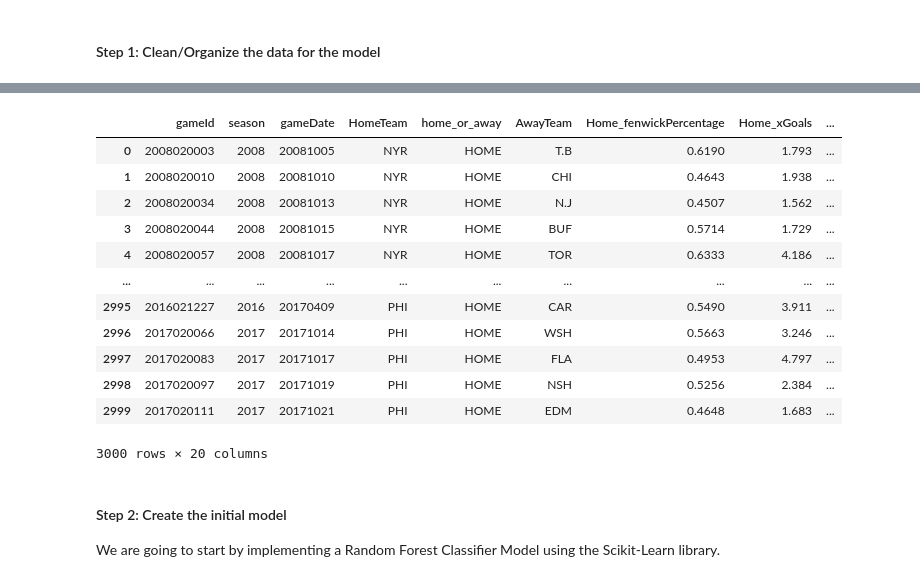
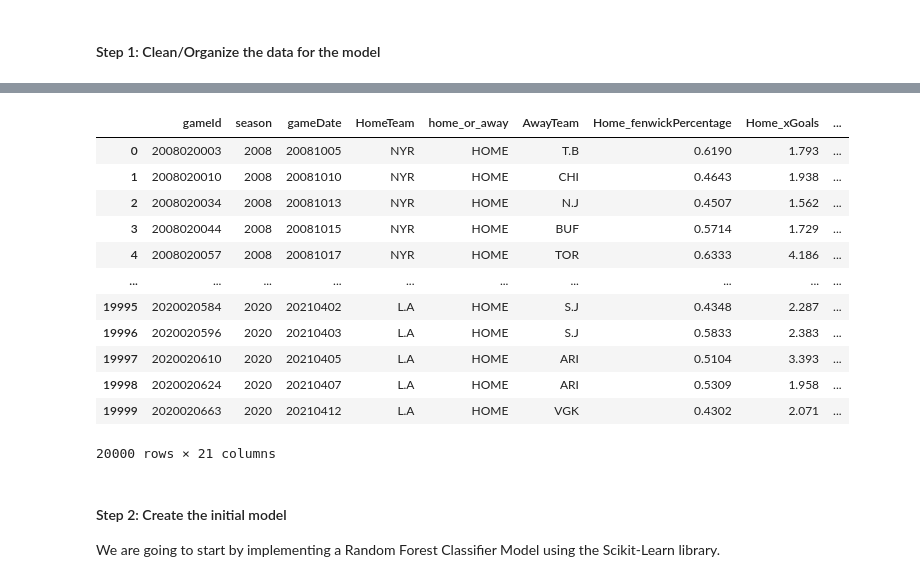
Before and after one commit to JustinNguyen2003/Machine-Learning-NHL-Win-Predictor, a Jupyter notebook: NHL Game Predictor.ipynb, the cells around one changed output, grey strips where cells are left out. Cells and saved outputs as stored; diff of their text form; code cells hidden in the pictures.

```diff
--- a/NHL Game Predictor.ipynb
+++ b/NHL Game Predictor.ipynb
@@ -33,7 +33,7 @@ import pandas as pd
 # %% [markdown]
 #### Step 1: Clean/Organize the data for the model
 # %%
-df = pd.read_csv('filtered_team_stats2.csv', nrows=3000)
+df = pd.read_csv('filtered_team_stats2.csv', nrows=20000)
 display(df)
 # %% [output]
 |  | team | season | name | gameId | playerTeam | opposingTeam | home_or_away | gameDate | position | ... |
@@ -69,42 +69,43 @@ stats_we_want = ['gameId',
                  'shotsOnGoalAgainst',
                  'shotAttemptsAgainst',
                  'goalsAgainst',
                  'penalityMinutesAgainst'
                 ]
 
 filtered_df = (df[stats_we_want]).drop_duplicates(subset=['gameId'])
-renamed_df = filtered_df.rename(columns={'team': 'HomeTeam',
+final_data = filtered_df.rename(columns={'team': 'HomeTeam',
                                             'opposingTeam': 'AwayTeam',
                                             'fenwickPercentage': 'Home_fenwickPercentage',
                                             'xGoalsFor': 'Home_xGoals',
                                             'flurryAdjustedxGoalsFor': 'Home_flurryAdjustedxGoals',
                                             'shotsOnGoalFor': 'Home_shotsOnGoal',
                                             'shotAttemptsFor': 'Home_shotAttempts',
                                             'goalsFor': 'Home_goals',
                                             'penalityMinutesFor': 'Home_penaltyMinutes',
                                             'xGoalsAgainst': 'Away_xGoals',
                                             'flurryAdjustedxGoalsAgainst': 'Away_flurryAdjustedxGoals',
                                             'shotsOnGoalAgainst': 'Away_shotsOnGoal',
                                             'shotAttemptsAgainst': 'Away_shotAttempts',
                                             'goalsAgainst': 'Away_goals',
                                             'penalityMinutesAgainst': 'Away_penaltyMinutes'
                                         })
-renamed_df['Away_FenwickPercentage'] = 1 - renamed_df['Home_fenwickPercentage']
-display(renamed_df)
+final_data['Away_FenwickPercentage'] = 1 - final_data['Home_fenwickPercentage']
+final_data['Outcome'] = np.where(final_data['Home_goals'] > final_data['Away_goals'], 1, 0)
+display(final_data)
 # %% [output]
 |  | gameId | season | gameDate | HomeTeam | home_or_away | AwayTeam | Home_fenwickPercentage | Home_xGoals | ... |
 | 0 | 2008020003 | 2008 | 20081005 | NYR | HOME | T.B | 0.6190 | 1.793 | ... |
 | 1 | 2008020010 | 2008 | 20081010 | NYR | HOME | CHI | 0.4643 | 1.938 | ... |
 | 2 | 2008020034 | 2008 | 20081013 | NYR | HOME | N.J | 0.4507 | 1.562 | ... |
 | 3 | 2008020044 | 2008 | 20081015 | NYR | HOME | BUF | 0.5714 | 1.729 | ... |
 | 4 | 2008020057 | 2008 | 20081017 | NYR | HOME | TOR | 0.6333 | 4.186 | ... |
 | ... | ... | ... | ... | ... | ... | ... | ... | ... | ... |
-| 2995 | 2016021227 | 2016 | 20170409 | PHI | HOME | CAR | 0.5490 | 3.911 | ... |
-| 2996 | 2017020066 | 2017 | 20171014 | PHI | HOME | WSH | 0.5663 | 3.246 | ... |
-| 2997 | 2017020083 | 2017 | 20171017 | PHI | HOME | FLA | 0.4953 | 4.797 | ... |
-| 2998 | 2017020097 | 2017 | 20171019 | PHI | HOME | NSH | 0.5256 | 2.384 | ... |
-| 2999 | 2017020111 | 2017 | 20171021 | PHI | HOME | EDM | 0.4648 | 1.683 | ... |
+| 19995 | 2020020584 | 2020 | 20210402 | L.A | HOME | S.J | 0.4348 | 2.287 | ... |
+| 19996 | 2020020596 | 2020 | 20210403 | L.A | HOME | S.J | 0.5833 | 2.383 | ... |
+| 19997 | 2020020610 | 2020 | 20210405 | L.A | HOME | ARI | 0.5104 | 3.393 | ... |
+| 19998 | 2020020624 | 2020 | 20210407 | L.A | HOME | ARI | 0.5309 | 1.958 | ... |
+| 19999 | 2020020663 | 2020 | 20210412 | L.A | HOME | VGK | 0.4302 | 2.071 | ... |
-3000 rows × 20 columns
+20000 rows × 21 columns
 # %% [markdown]
 #### Step 2: Create the initial model
 We are going to start by implementing a Random Forest Classifier Model using the Scikit-Learn library.
```
Also changed, not shown: parts of 14 cells of this notebook.
